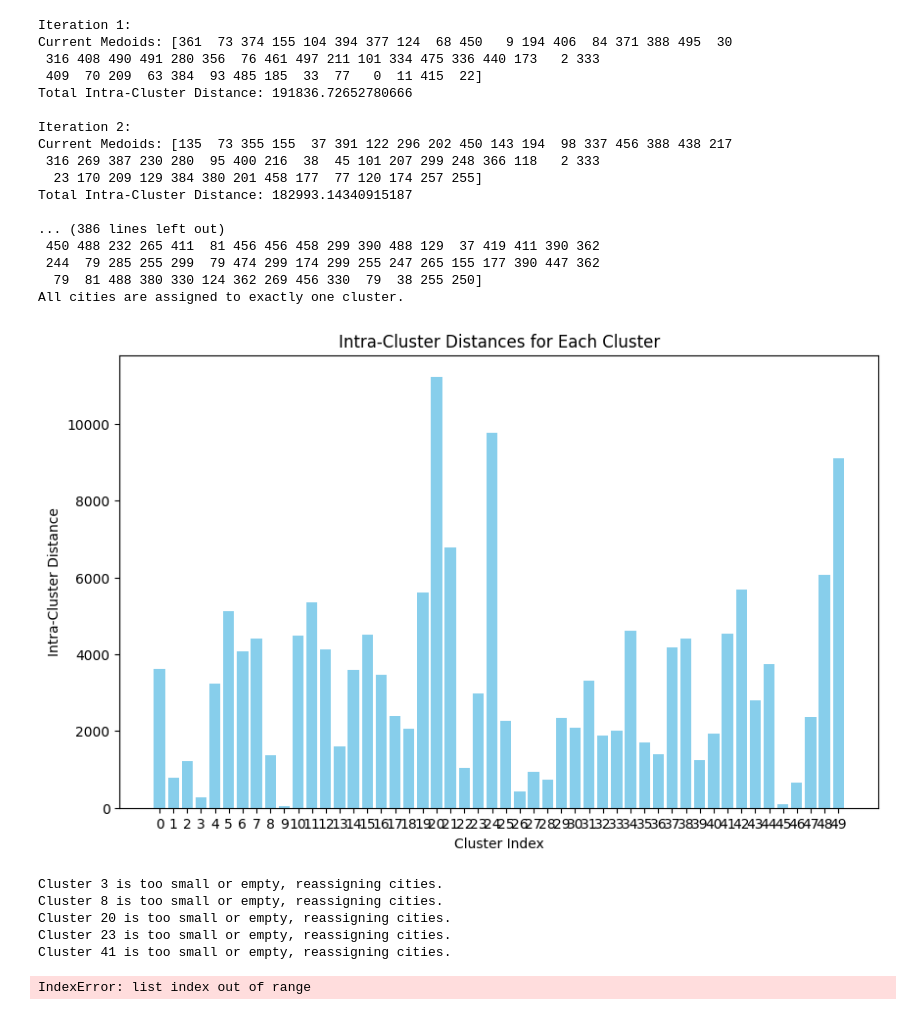
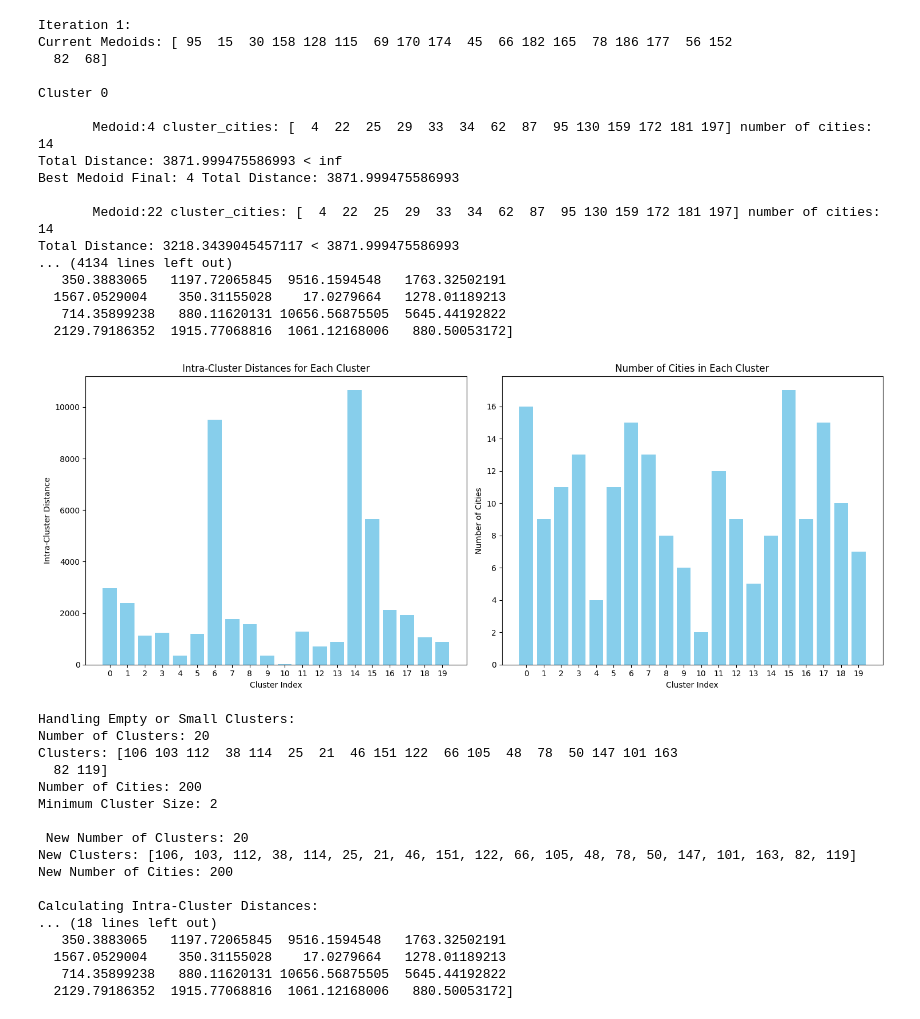
Before and after one commit to piergili0611/KuL_MAI_GeneticAlgorithm_TSP, a Jupyter notebook: GA_Notebook.ipynb, the cells around one changed output. Drawn from its saved outputs; the diff is of its cells as text; code cells hidden in the pictures.

Commit message:
Version 7
- Working k_medoid clustering.
- Plot functions before and after small cluster adjustment, shwoing the distance and number of cities per cluster

```diff
--- a/GA_Notebook.ipynb
+++ b/GA_Notebook.ipynb
@@ -3,29 +3,40 @@ from r0818807 import r0818807
 # %%
 c = r0818807()
 #c.optimize(filename='tour50.csv')
-c.k_means_algorithm(filename='tour50.csv')
+c.k_means_algorithm(filename='tour750.csv')
 # %% [output]
 Iteration 1:
-Current Medoids: [361  73 374 155 104 394 377 124  68 450   9 194 406  84 371 388 495  30
- 316 408 490 491 280 356  76 461 497 211 101 334 475 336 440 173   2 333
- 409  70 209  63 384  93 485 185  33  77   0  11 415  22]
-Total Intra-Cluster Distance: 191836.72652780666
+Current Medoids: [ 95  15  30 158 128 115  69 170 174  45  66 182 165  78 186 177  56 152
+  82  68]
 
-Iteration 2:
-Current Medoids: [135  73 355 155  37 391 122 296 202 450 143 194  98 337 456 388 438 217
- 316 269 387 230 280  95 400 216  38  45 101 207 299 248 366 118   2 333
-  23 170 209 129 384 380 201 458 177  77 120 174 257 255]
-Total Intra-Cluster Distance: 182993.14340915187
+Cluster 0
 
-... (386 lines left out)
- 450 488 232 265 411  81 456 456 458 299 390 488 129  37 419 411 390 362
- 244  79 285 255 299  79 474 299 174 299 255 247 265 155 177 390 447 362
-  79  81 488 380 330 124 362 269 456 330  79  38 255 250]
-All cities are assigned to exactly one cluster.
+       Medoid:4 cluster_cities: [  4  22  25  29  33  34  62  87  95 130 159 172 181 197] number of cities: 14
+Total Distance: 3871.999475586993 < inf
+Best Medoid Final: 4 Total Distance: 3871.999475586993
+
+       Medoid:22 cluster_cities: [  4  22  25  29  33  34  62  87  95 130 159 172 181 197] number of cities: 14
+Total Distance: 3218.3439045457117 < 3871.999475586993
+... (4134 lines left out)
+   350.3883065   1197.72065845  9516.1594548   1763.32502191
+  1567.0529004    350.31155028    17.0279664   1278.01189213
+   714.35899238   880.11620131 10656.56875505  5645.44192822
+  2129.79186352  1915.77068816  1061.12168006   880.50053172]
-[figure, old version]
+[figure, new version]
-Cluster 3 is too small or empty, reassigning cities.
-Cluster 8 is too small or empty, reassigning cities.
-Cluster 20 is too small or empty, reassigning cities.
-Cluster 23 is too small or empty, reassigning cities.
-Cluster 41 is too small or empty, reassigning cities.
+Handling Empty or Small Clusters:
+Number of Clusters: 20
+Clusters: [106 103 112  38 114  25  21  46 151 122  66 105  48  78  50 147 101 163
+  82 119]
+Number of Cities: 200
+Minimum Cluster Size: 2
+
+ New Number of Clusters: 20
+New Clusters: [106, 103, 112, 38, 114, 25, 21, 46, 151, 122, 66, 105, 48, 78, 50, 147, 101, 163, 82, 119]
+New Number of Cities: 200
+
+Calculating Intra-Cluster Distances:
+... (18 lines left out)
+   350.3883065   1197.72065845  9516.1594548   1763.32502191
+  1567.0529004    350.31155028    17.0279664   1278.01189213
+   714.35899238   880.11620131 10656.56875505  5645.44192822
+  2129.79186352  1915.77068816  1061.12168006   880.50053172]
-IndexError: list index out of range
```
Also changed, not shown: parts of 1 cell of this notebook, 2 other files.
